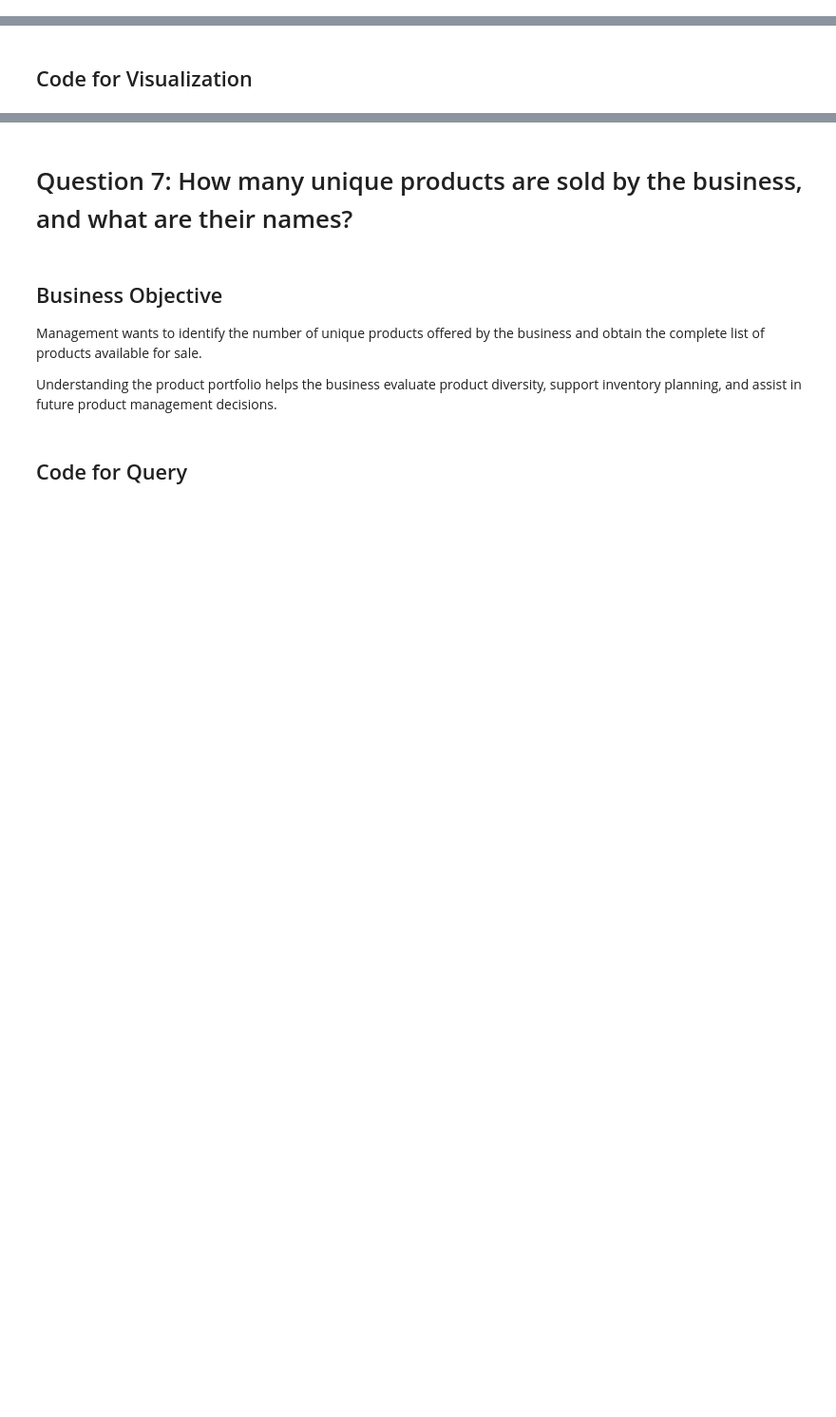
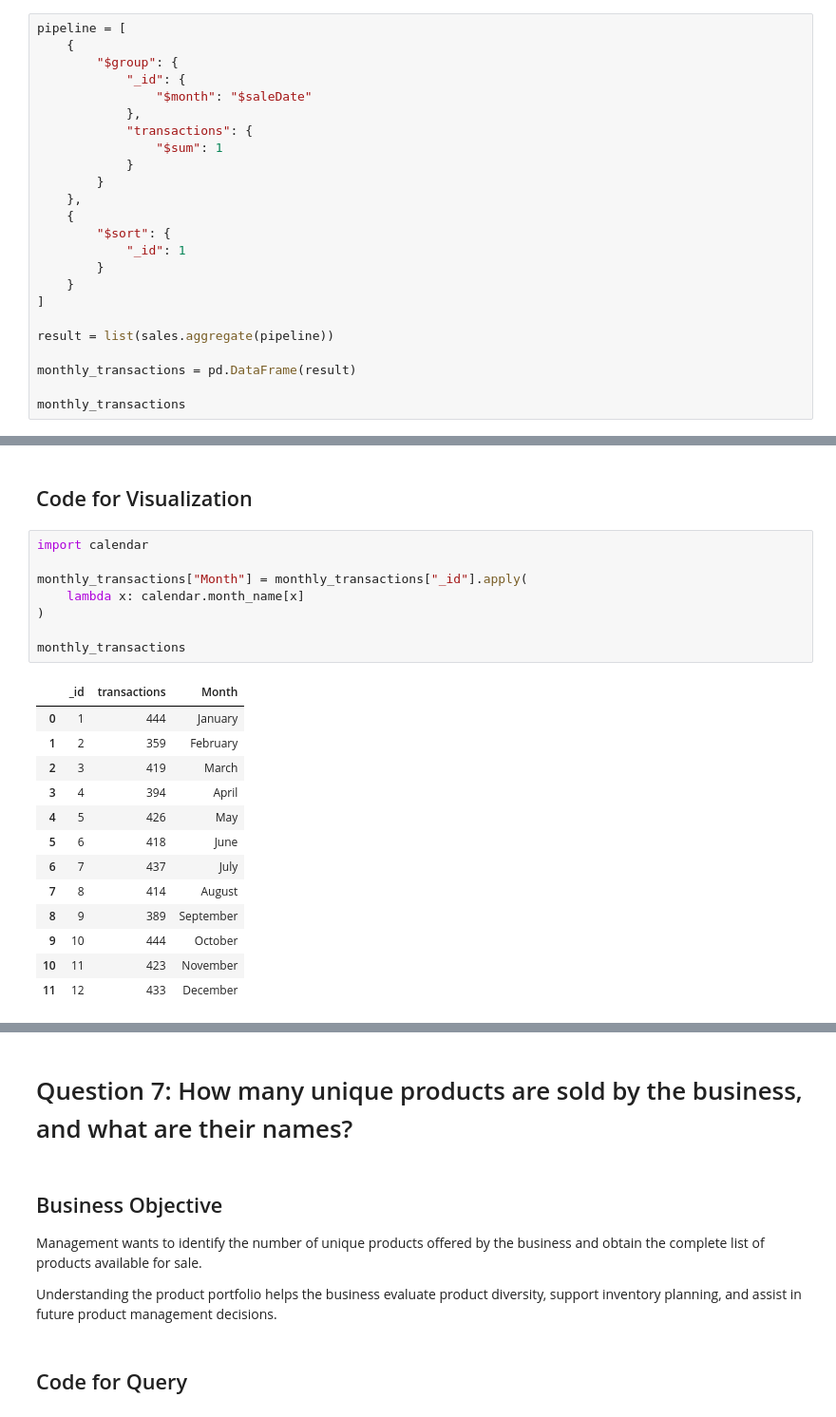
Before and after one commit to thanuja-reddi/MongoDB_EDA_Case_Study, a Jupyter notebook: notebooks/homework_casestudy_questions.ipynb, the cells around one changed output, grey strips where cells are left out. Shown at 95% size. Cells and saved outputs as stored; diff of their text form; blank space fills up the shorter version.

```diff
--- a/notebooks/homework_casestudy_questions.ipynb
+++ b/notebooks/homework_casestudy_questions.ipynb
@@ -477,3 +477,27 @@ Management wants to compare the number of sales transactions recorded in each mo
 Understanding monthly transaction patterns helps the business plan inventory levels, staffing requirements, and promotional campaigns during periods of high and low customer demand.
 # %% [markdown]
 ## Code for Query
+# %%
+pipeline = [
+    {
+        "$group": {
+            "_id": {
+                "$month": "$saleDate"
+            },
+            "transactions": {
+                "$sum": 1
+            }
+        }
+    },
+    {
+        "$sort": {
+            "_id": 1
+        }
+    }
+]
+
+result = list(sales.aggregate(pipeline))
+
+monthly_transactions = pd.DataFrame(result)
+
+monthly_transactions
@@ -480,2 +518,24 @@ Understanding monthly transaction patterns helps the business plan inventory lev
 # %% [markdown]
 ## Code for Visualization
+# %%
+import calendar
+
+monthly_transactions["Month"] = monthly_transactions["_id"].apply(
+    lambda x: calendar.month_name[x]
+)
+
+monthly_transactions
+# %% [output]
+|  | _id | transactions | Month |
+| 0 | 1 | 444 | January |
+| 1 | 2 | 359 | February |
+| 2 | 3 | 419 | March |
+| 3 | 4 | 394 | April |
+| 4 | 5 | 426 | May |
+| 5 | 6 | 418 | June |
+| 6 | 7 | 437 | July |
+| 7 | 8 | 414 | August |
+| 8 | 9 | 389 | September |
+| 9 | 10 | 444 | October |
+| 10 | 11 | 423 | November |
+| 11 | 12 | 433 | December |
```
Also changed, not shown: parts of 2 cells of this notebook.
